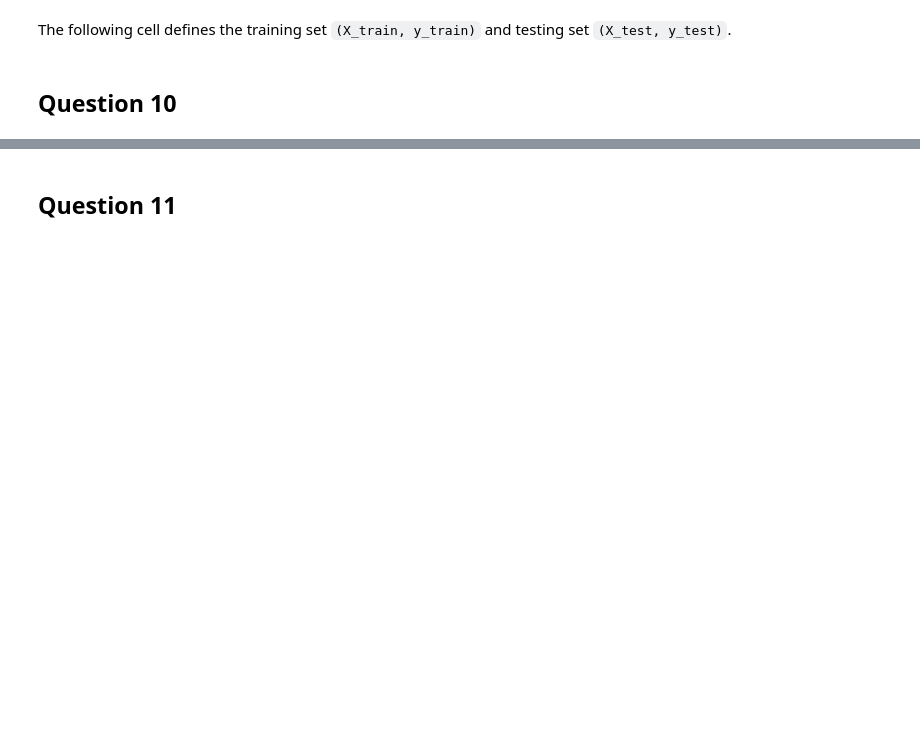
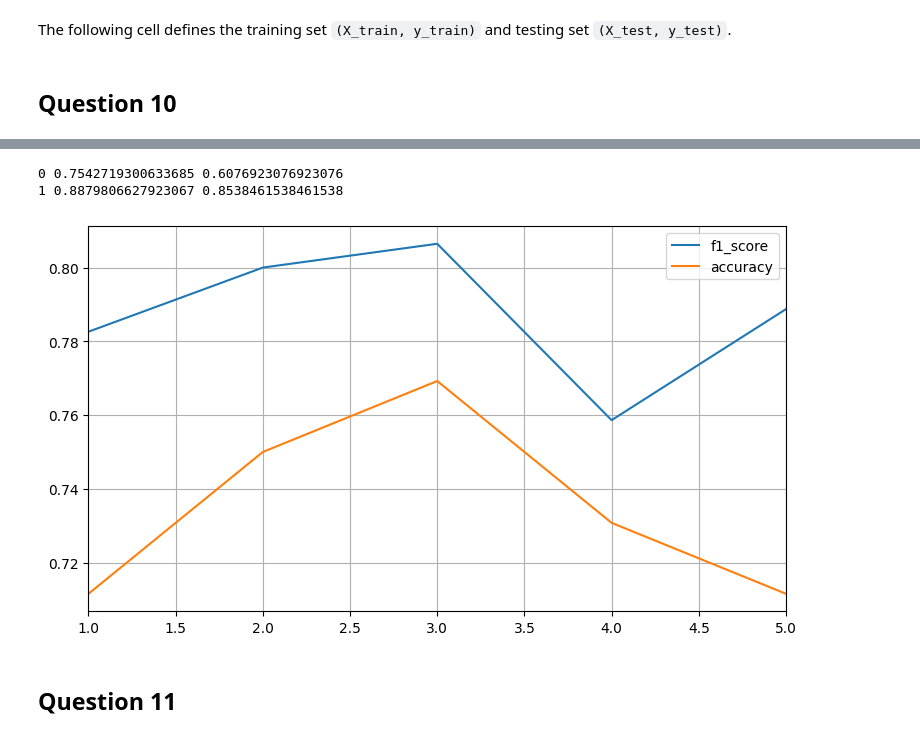
Before and after one commit to hallelujahylefay/time_series_mva_2023_2024, a Jupyter notebook: Assignment 1 - ML for TS (MVA 2023-2024)/Assignment 1 - ML for TS (MVA 23-24).ipynb, the cells around one changed output, grey strips where cells are left out. Cells and saved outputs as stored; diff of their text form; code cells hidden in the pictures; blank space fills up the shorter version.

```diff
--- a/Assignment 1 - ML for TS (MVA 2023-2024)/Assignment 1 - ML for TS (MVA 23-24).ipynb
+++ b/Assignment 1 - ML for TS (MVA 2023-2024)/Assignment 1 - ML for TS (MVA 23-24).ipynb
@@ -189,10 +182,11 @@ for code in np.take(code_list, subset_indexes_train):
     signal = single_trial.signal.LAZ.to_numpy()  # keeping only one dimension (from the left sensor)
     steps = single_trial.left_steps
     pathology = single_trial.metadata["PathologyGroup"]
-    label = 0 if pathology == "Healthy" else 1  # 0: healthy, 1: non-healthy
+    label = 0 if pathology=="Healthy" else 1  # 0: healthy, 1: non-healthy
     for (start, end) in steps:
         X_train.append(signal[start:end])
         y_train.append(label)
+
 
 X_test = list()  # list of footstep signals
 y_test = list()  # list of pathologies (the "labels")
@@ -202,9 +196,13 @@ for code in np.take(code_list, subset_indexes_test):
     signal = single_trial.signal.LAZ.to_numpy()  # keeping only one dimension (from the left sensor)
     steps = single_trial.left_steps
     pathology = single_trial.metadata["PathologyGroup"]
-    label = 0 if pathology == "Healthy" else 1  # 0: healthy, 1: non-healthy
+    label = 0 if pathology=="Healthy" else 1  # 0: healthy, 1: non-healthy
     for (start, end) in steps:
         X_test.append(signal[start:end])
         y_test.append(label)
+
+
+X = list(X_train) + list(X_test)
+y = y_train + y_test
 # %% [markdown]
 ## Question 10
@@ -265,8 +212,60 @@ for k in range(2,4):
+# %%
+def get_dtw_distance(signal_1, signal_2):
+    alignment = dtw(signal_1, signal_2, keep_internals=False)
+    return alignment.distance
+
+f1 = np.zeros((21, ))
+accuracy = np.zeros((21, ))
+
+n_cross_validation = 5
+
+for k in range(0,21):
+    a = np.zeros((5, ))
+    f = np.zeros((5, ))
+    for l in range(n_cross_validation):
+
+
+        X_train, X_test, y_train, y_test = train_test_split(X, y, test_size=0.2)
+        n_test  = len(X_test)
+        y_pred = np.zeros((n_test, ))
+        for i in range(n_test):
+            signal = X_test[i]
+            distances = [(idx, get_dtw_distance(signal, x)) for idx, x in enumerate(X_train)]
+            k_smallest_distance = sorted(distances, key=lambda dist: dist[1])[:k]
+            rang_nearest_neighbors = list(map(lambda x: x[0], k_smallest_distance))
+            label_nearest_neighbors = [y_train[r] for r in rang_nearest_neighbors]
+            n_cat_0, n_cat_1 = label_nearest_neighbors.count(0), label_nearest_neighbors.count(1)
+
+            y_pred[i] = int(n_cat_1 >= n_cat_0)
+
+        conf_matrix = confusion_matrix(y_test, y_pred)
+        accuracy_value = accuracy_score(y_test, y_pred)
+        f1_score_value = f1_score(y_test, y_pred)
+
+        f[l] = f1_score_value
+        a[l] = accuracy_value
+
+    accuracy[k] = np.mean(a)
+    f1[k] = np.mean(f)
+    print(k, f1[k], accuracy[k])
+
+
+print(f1.max())
+best_k = f1.argmax()
+print(best_k)
+# %% [output]
+0 0.7542719300633685 0.6076923076923076
+1 0.8879806627923067 0.8538461538461538
 # %%
-K = np.linspace(0,len(f)-1,len(f))
-plt.plot(K,f,label ='f1_score')
-plt.plot(K,a,label ='accuracy')
-plt.legend()
-plt.show()
+K = np.linspace(1,len(f),len(f))
+fig, ax = fig_ax(figsize=(9, 5))
+
+ax.plot(K,f,label ='f1_score')
+ax.plot(K,a,label ='accuracy')
+ax.legend()
+ax.grid()
+fig.savefig('f1_score_accuracy.png')
+# %% [output]
+[figure, added]
 # %% [markdown]
 ## Question 11
```
Also changed, not shown: parts of 6 cells of this notebook, 12 other files.
